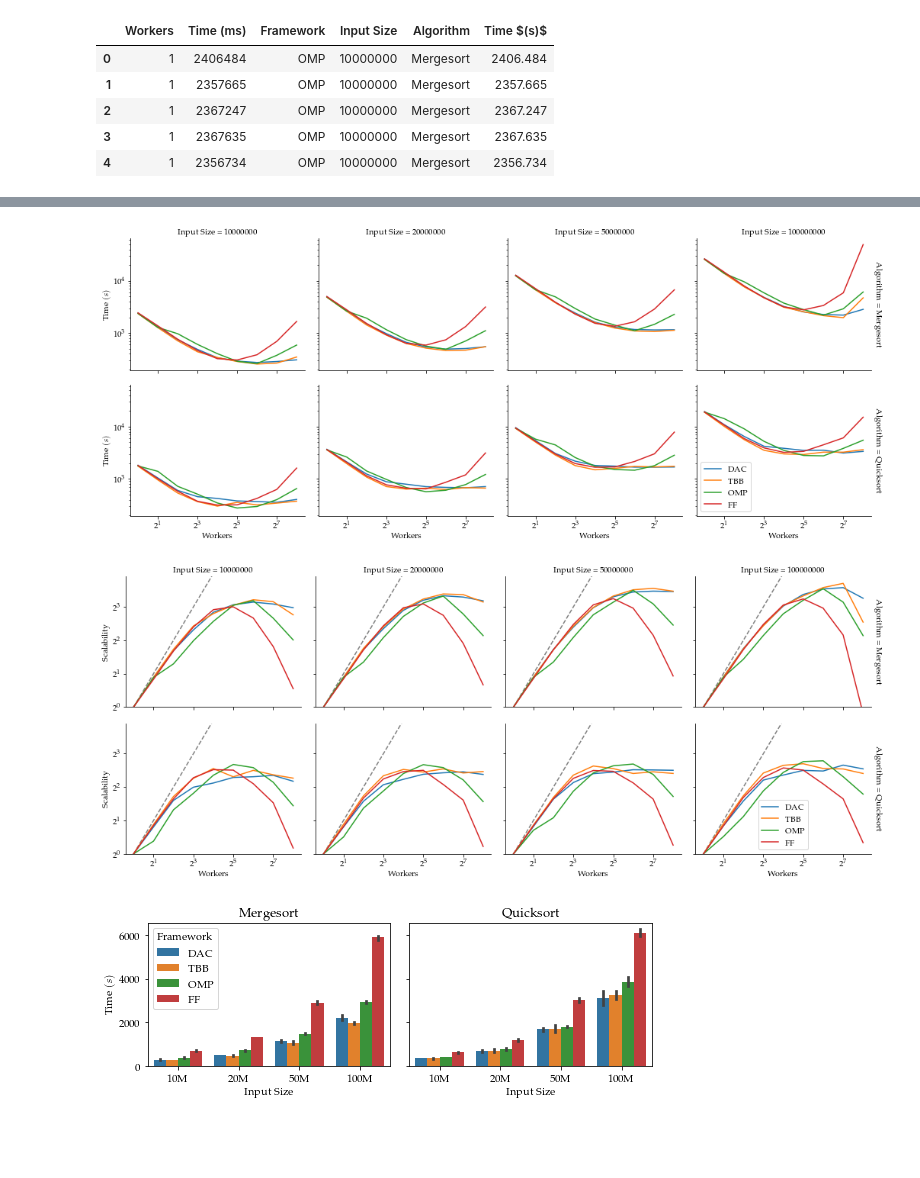
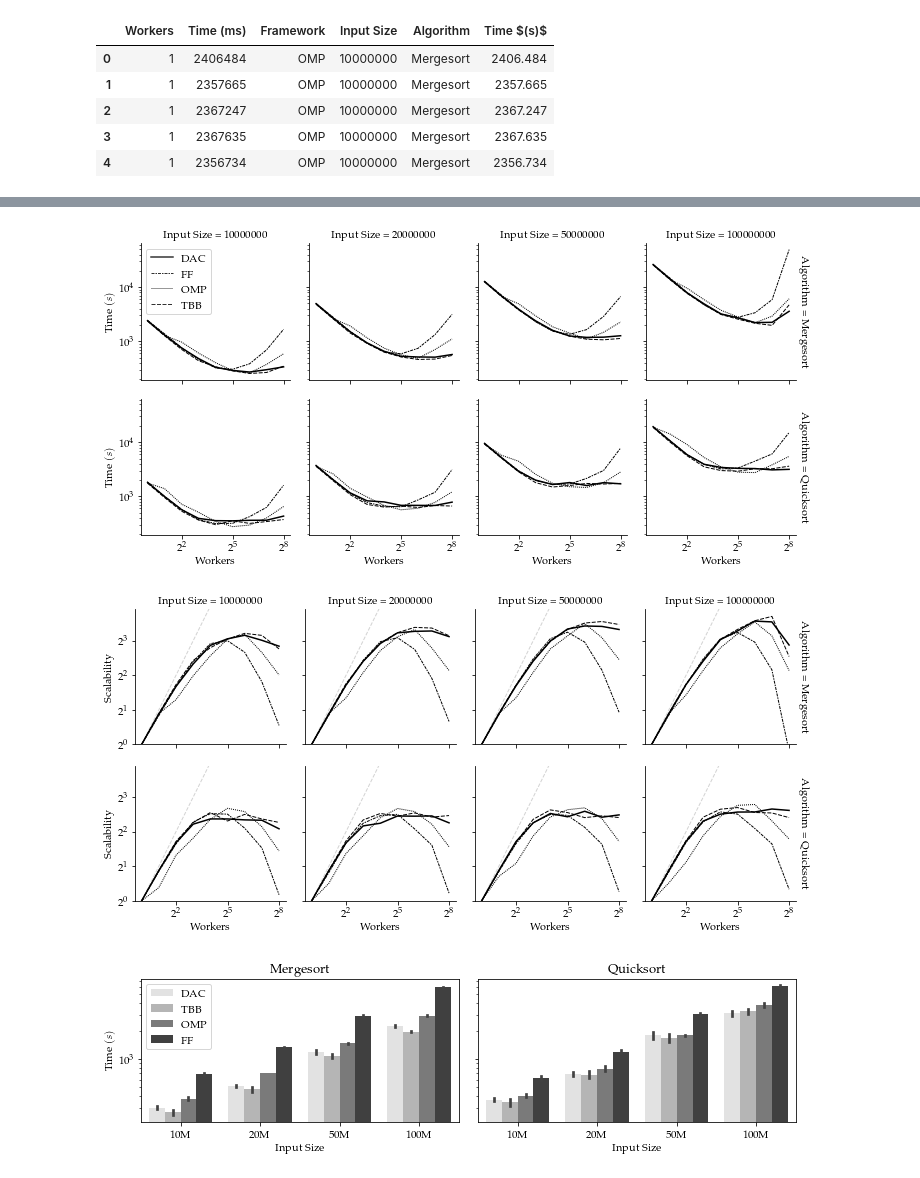
Before and after one commit to flandolfi/SPM-project, a Jupyter notebook: notebooks/analysis.ipynb, the cells around one changed output, grey strips where cells are left out. Drawn from its saved outputs; the diff is of its cells as text; code cells hidden in the pictures; blank space fills up the shorter version.

```diff
--- a/notebooks/analysis.ipynb
+++ b/notebooks/analysis.ipynb
@@ -375,7 +275,8 @@ files = [ f for f in os.listdir(POL_PATH) if f.endswith('.csv')]
 
 for f in files:
     df = pd.read_csv(os.path.join(POL_PATH, f))
-    df['Policy'] = os.path.splitext(f)[0]
+    policy = os.path.splitext(f)[0]
+    df['Policy'] = policy if policy != "only_global" else "only\_global"
     dfs.append(df)
 
 sp = pd.concat(dfs)
@@ -509,16 +357,0 @@ plt.show()
-# %%
-fig, ax = plt.subplots(figsize=(8, 5))
-
-ideal = [i for i in range(sf.Workers.max())]
-
-sns.lineplot(data=sf, x='Workers', y='Scalability', hue='Framework', ax=ax, ci='sd')
-ax.plot(ideal, ideal, ls='--', label='Ideal', c='gray')
-
-ax.set_xlim((1, sf.Workers.max()))
-ax.set_ylim((1, 16))
-ax.set_xscale('log', basex=2)
-ax.set_yscale('log', basey=2)
-
-plt.tight_layout()
-plt.savefig("../report/figures/scalability_framework.pdf", format='pdf', bbox_inches='tight')
-plt.show()
@@ -583,67 +412,84 @@ si.groupby(['Algorithm', 'Workers', 'Input Size', 'Framework']).describe()
 288 rows × 24 columns
 # %%
 g = sns.FacetGrid(si,
-                  col='Input Size', row='Algorithm', hue='Framework',
-                  hue_order=['DAC', 'TBB', 'OMP', 'FF'],
+                  col='Input Size', row='Algorithm',
                   sharex=True, sharey=True,
-                  height=3, aspect=1.2,
-                  legend_out=True,
+                  height=2.5, aspect=1.,
                   margin_titles=True)
-g = g.map(sns.lineplot, 'Workers', 'Time $(s)$', ci=None)
+g = g.map_dataframe(sns.lineplot, 'Workers', 'Time $(s)$', style='Framework',
+                    style_order=['DAC', 'TBB', 'OMP', 'FF'], color='k', ci=None,
+                    size='Framework', sizes={
+                        'DAC':1.5,
+                        'TBB':1,
+                        'OMP':1,
+                        'FF':1
+                    })
 
 for row in g.axes:
     for ax in row:
         ax.set_xscale('log', basex=2)
         ax.set_yscale('log', basey=10)
 
-plt.legend()
+handles, labels = g.axes[0, 0].get_legend_handles_labels()
+labels, handles = zip(*sorted(zip(labels[1:], handles[1:])))
+g.axes[0, 0].legend(handles, labels, loc='upper left')
+
 plt.tight_layout()
 plt.savefig("../report/figures/time_input.pdf", format='pdf', bbox_inches='tight')
 plt.show()
 # %% [output]
-[figure, old version]
+[figure, new version]
 # %%
 g = sns.FacetGrid(si,
-                  col='Input Size', row='Algorithm', hue='Framework',
-                  hue_order=['DAC', 'TBB', 'OMP', 'FF'],
+                  col='Input Size', row='Algorithm',
                   sharex=True, sharey=True,
-                  height=3, aspect=1.2,
-                  legend_out=True,
+                  height=2.5, aspect=1.,
                   margin_titles=True)
 
 for row in g.axes:
     for ax in row:
-        ax.plot(2**np.arange(9), 2**np.arange(9), ls='--', c='gray')
+        ax.plot(2**np.arange(9), 2**np.arange(9), ls='--', lw=1, c='lightgray')
         ax.set_xscale('log', basex=2)
         ax.set_yscale('log', basey=2)
         ax.set_ylim((1, 15))
 
-g = g.map(sns.lineplot, 'Workers', 'Scalability', ci=None)
+g = g.map_dataframe(sns.lineplot, 'Workers', 'Scalability', style='Framework',
+                    style_order=['DAC', 'TBB', 'OMP', 'FF'], color='k', ci=None,
+                    size='Framework', sizes={
+                        'DAC':1.5,
+                        'TBB':1,
+                        'OMP':1,
+                        'FF':1
+                    })
 
-plt.legend()
+
 plt.tight_layout()
 plt.savefig("../report/figures/scalability_input.pdf", format='pdf', bbox_inches='tight')
 plt.show()
 # %% [output]
-[figure, old version]
+[figure, new version]
 # %%
-fig, axes = plt.subplots(1, 2, figsize=(8, 3), sharey=True)
+fig, axes = plt.subplots(1, 2, figsize=(10, 3), sharey=True)
 ws = 128
 
 sns.barplot(data=si[(si.Workers == ws) & (si.Algorithm == 'Mergesort')], x='Input Size', y='Time $(s)$', hue='Framework',
-            hue_order=['DAC', 'TBB', 'OMP', 'FF'], ax=axes[0])
+            hue_order=['DAC', 'TBB', 'OMP', 'FF'], ax=axes[0], palette=sns.color_palette('Greys', 4), saturation=1)
 sns.barplot(data=si[(si.Workers == ws) & (si.Algorithm == 'Quicksort')], x='Input Size', y='Time $(s)$', hue='Framework',
-            hue_order=['DAC', 'TBB', 'OMP', 'FF'], ax=axes[1])
+            hue_order=['DAC', 'TBB', 'OMP', 'FF'], ax=axes[1], palette=sns.color_palette('Greys', 4), saturation=1)
 
 axes[0].set_title('Mergesort')
 axes[1].set_title('Quicksort')
 axes[0].set_xticklabels(['10M', '20M', '50M', '100M'])
 axes[1].set_xticklabels(['10M', '20M', '50M', '100M'])
 axes[1].set_ylabel("")
+axes[0].set_yscale("log")
 axes[1].legend().remove()
+
+handles, labels = axes[0].get_legend_handles_labels()
+axes[0].legend(handles, labels, loc='upper left')
 
 plt.tight_layout()
 plt.savefig("../report/figures/time_input_{}.pdf".format(ws), format='pdf', bbox_inches='tight')
 plt.show()
 # %% [output]
-[figure, old version]
+[figure, new version]
```
Also changed, not shown: parts of 30 cells of this notebook, 5 other files.
